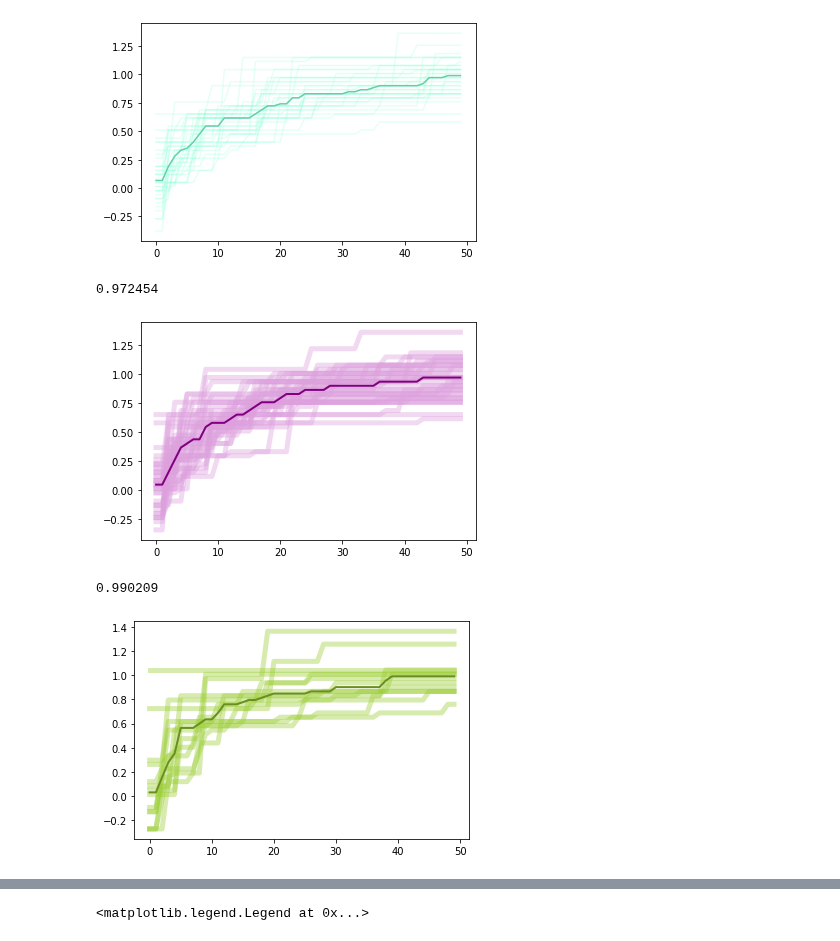
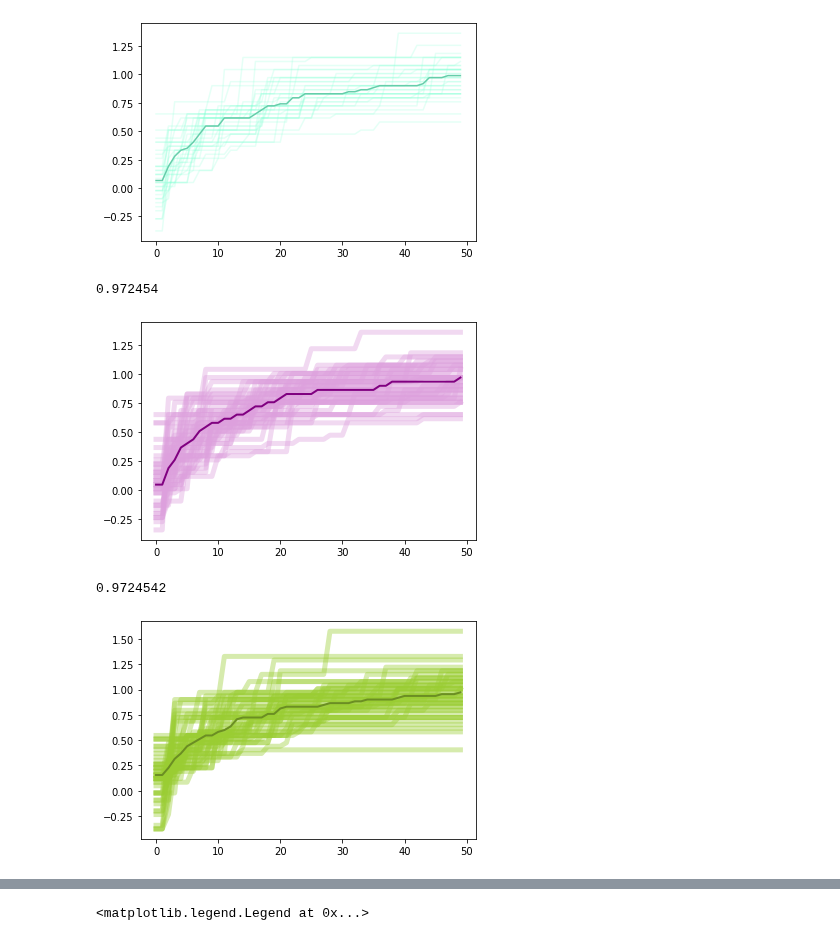
Before and after one commit to ur-whitelab/wazy, a Jupyter notebook: paper/figures.ipynb, the cells around one changed output, grey strips where cells are left out. Cells and saved outputs as stored; diff of their text form; code cells hidden in the pictures.

```diff
--- a/paper/figures.ipynb
+++ b/paper/figures.ipynb
@@ -171,7 +164,7 @@ print(y_5_median[-1])
 plt.figure()
 ax = plt.gca()
 y_neat = []
-for i in range(39):
+for i in range(47):
     with open('result_neat/labels/y_{0}.pkl'.format(i), 'rb') as f:
         curr = current_best(pickle.load(f))
         y_neat.append(curr)
@@ -182,20 +175,20 @@ ax.plot(y_neat_median, color='purple', linewidth=2)
 print(y_neat_median[-1])
 # %% [output]
 0.972454
-[figure, old version]
+[figure, new version]
 # %%
 plt.figure()
 ax = plt.gca()
 y_smooth = []
-for i in range(14):
+for i in range(50):
     with open('result_smooth/labels/y_{0}.pkl'.format(i), 'rb') as f:
         curr = current_best(pickle.load(f))
         y_smooth.append(curr)
         ax.plot(curr, alpha=0.4, linewidth=5, color='yellowgreen')
 y_smooth = np.array(y_smooth)
 y_smooth_median = np.median(y_smooth, axis=0)
 ax.plot(y_smooth_median, color='olivedrab', linewidth=2)
 print(y_smooth_median[-1])
 # %% [output]
-0.990209
+0.9724542
-[figure, old version]
+[figure, new version]
```
Also changed, not shown: parts of 3 cells of this notebook, 2 other files.
